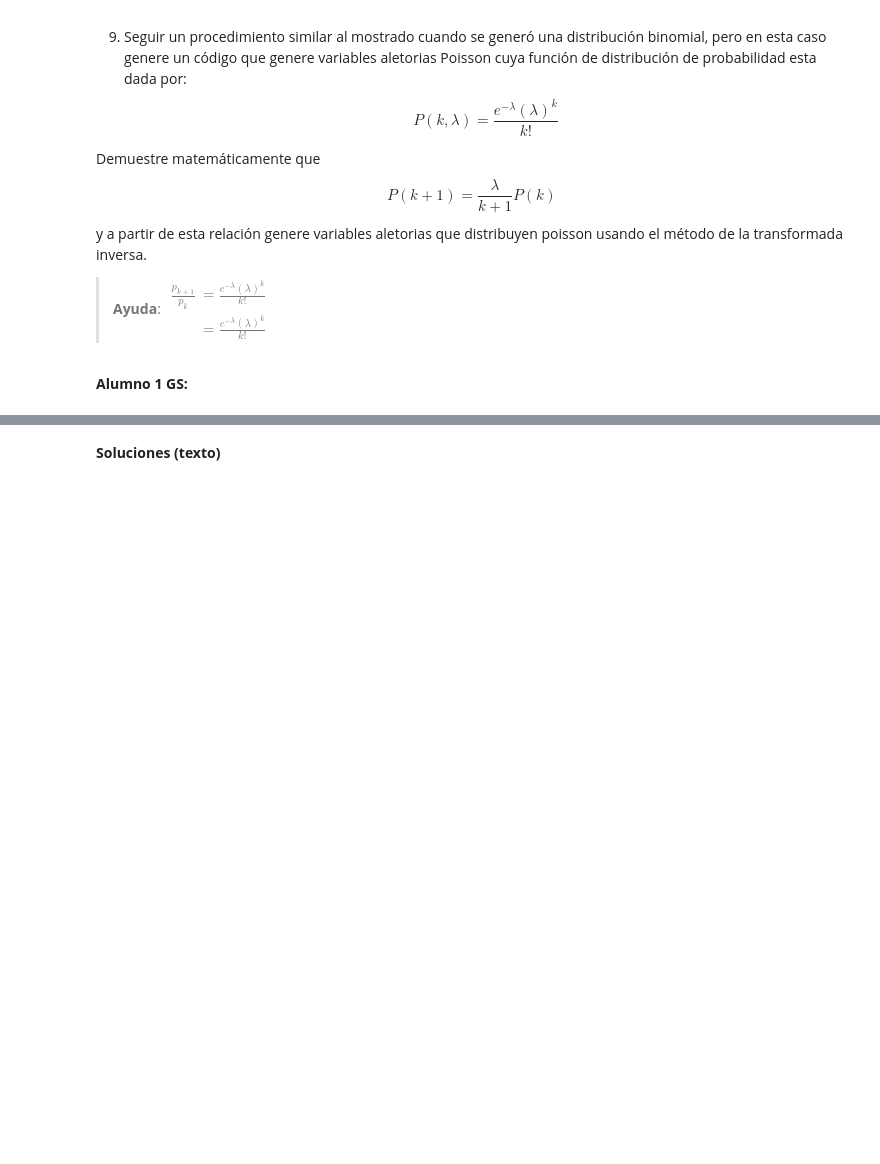
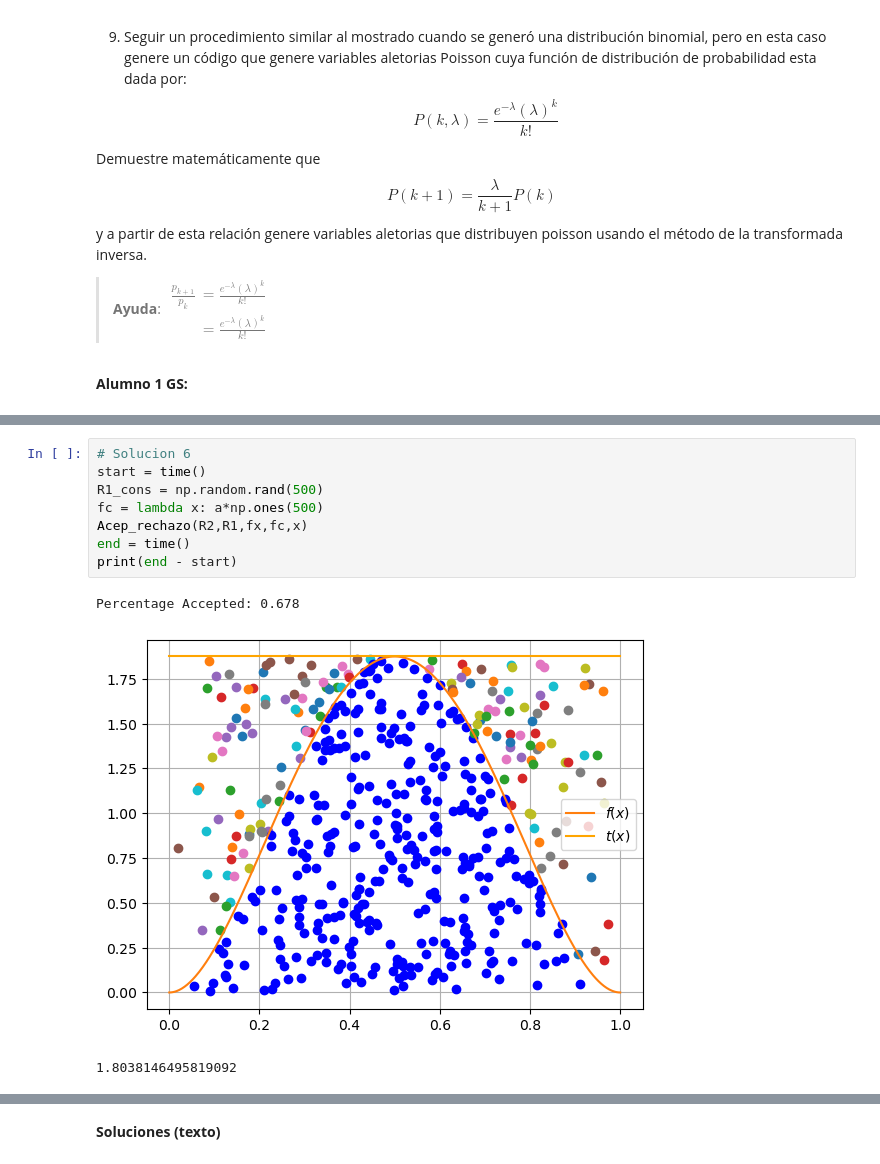
Before and after one commit to GuillermoSainz07/ProyectoConjunto_FAAlejandro_JGSainz, a Jupyter notebook: Tareea5_GS_FA.ipynb, the cells around one changed output, grey strips where cells are left out. Saved outputs shown, nothing was run; the diff lists cells and outputs as text; blank space fills up the shorter version.

```diff
--- a/Tareea5_GS_FA.ipynb
+++ b/Tareea5_GS_FA.ipynb
@@ -54,0 +168,12 @@ $
+# %%
+# Solucion 6
+start = time()
+R1_cons = np.random.rand(500)
+fc = lambda x: a*np.ones(500)
+Acep_rechazo(R2,R1,fx,fc,x)
+end = time()
+print(end - start)
+# %% [output]
+Percentage Accepted: 0.678
+[figure, added]
+1.8038146495819092
```
Also changed, not shown: parts of 17 cells of this notebook.
